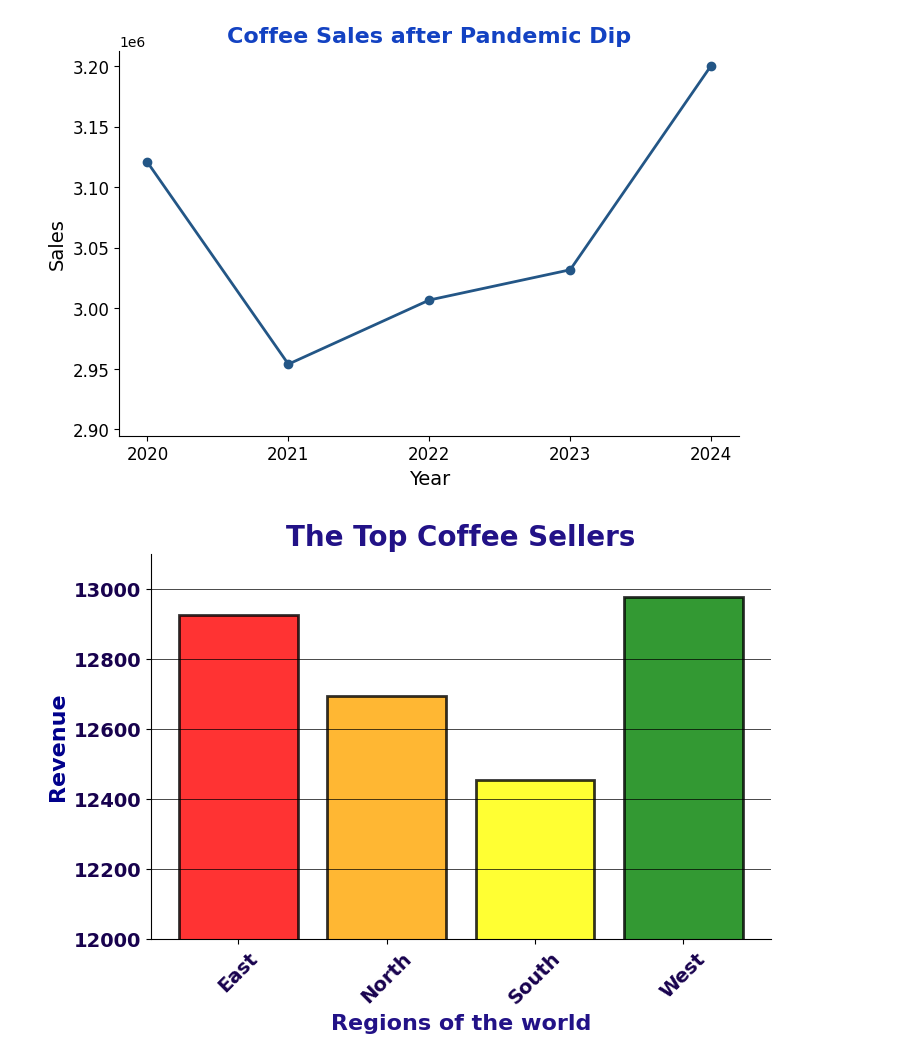
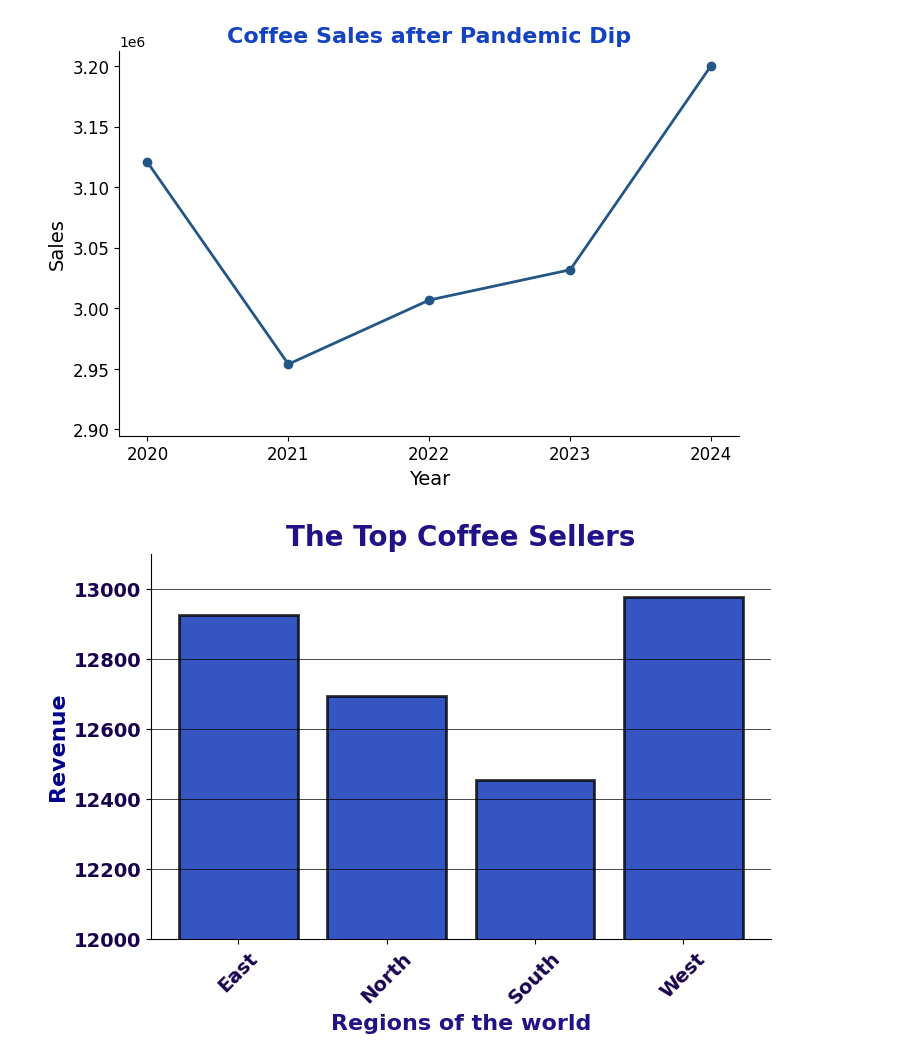
Before and after one commit to Bourne215/DA_M3_DataVizChallenge, a Jupyter notebook: data_viz_ethics_challenge.ipynb, the cells around one changed output. Drawn from its saved outputs; the diff is of its cells as text; code cells hidden in the pictures.

```diff
--- a/data_viz_ethics_challenge.ipynb
+++ b/data_viz_ethics_challenge.ipynb
@@ -124,25 +124,26 @@ plt.show()
 # %%
 #Correction for Chart 2
 plt.figure(figsize=(8,5))
 avg_sales = coffee_df.groupby("Region")["Sales"].mean().reset_index()
 
 colors = ["red","orange","yellow","green","blue","purple"]
 
 ax = plt.gca()
 ax.spines['top'].set_visible(False)
 ax.spines['right'].set_visible(False)
 
 
 plt.bar(avg_sales["Region"], avg_sales["Sales"],
-        color=colors, edgecolor="black", linewidth=2,alpha=0.8)
+        color="#022BB3", edgecolor="black", linewidth=2,alpha=0.8)
 plt.ylim(12000, 13100)
+#I've started the minimum at 12000 to make easier to read the bars
+#since starting at zero, you would have a harder time making the distintions between the graphs
 plt.title("The Top Coffee Sellers", fontsize=20, fontweight="bold", color="#221287")
 plt.grid(True, which='major',axis = 'y', color='black', linestyle='-', linewidth=0.5)
 plt.xlabel("Regions of the world", fontsize=16, fontweight="bold", color="#221287")
 plt.ylabel("Revenue", fontsize=16, fontweight="bold", color="darkblue")
 plt.xticks(rotation=45, fontsize=14, fontweight="bold", color="#18024E")
 plt.yticks(fontsize=14, fontweight="bold", color="#18024E")
 plt.show()
-#I can't figure what colors to use for the bars wihout being too colorful
 # %% [output]
-[figure, old version]
+[figure, new version]
```
